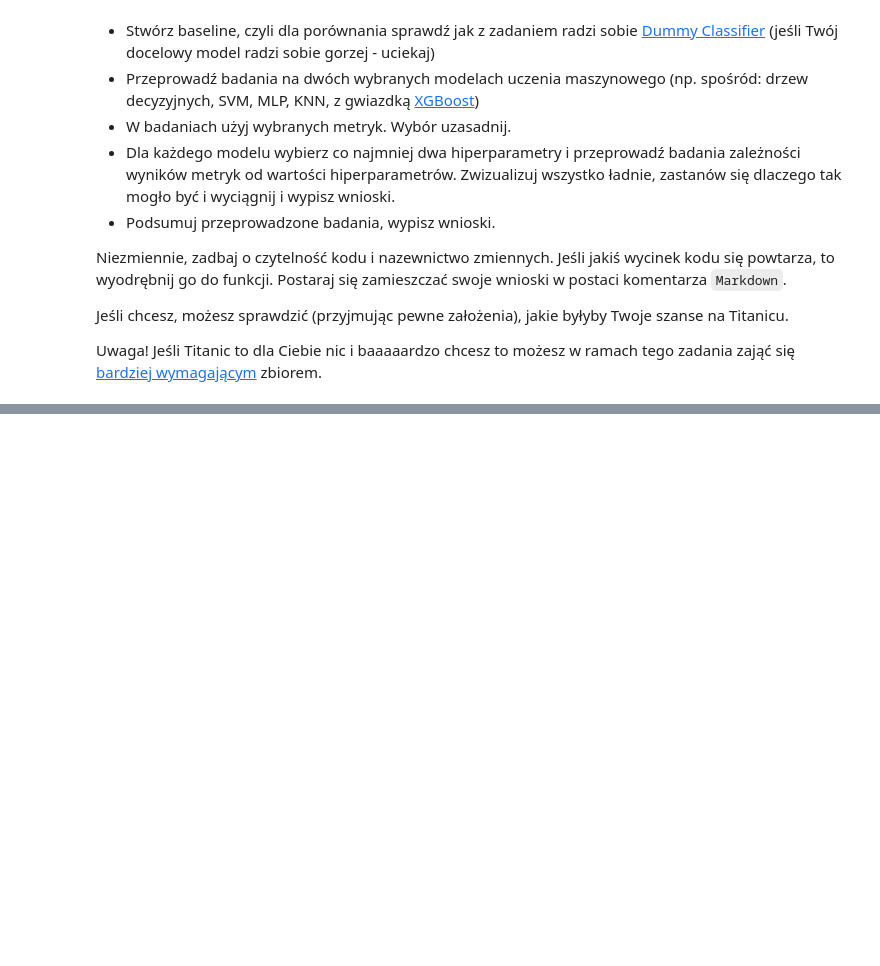
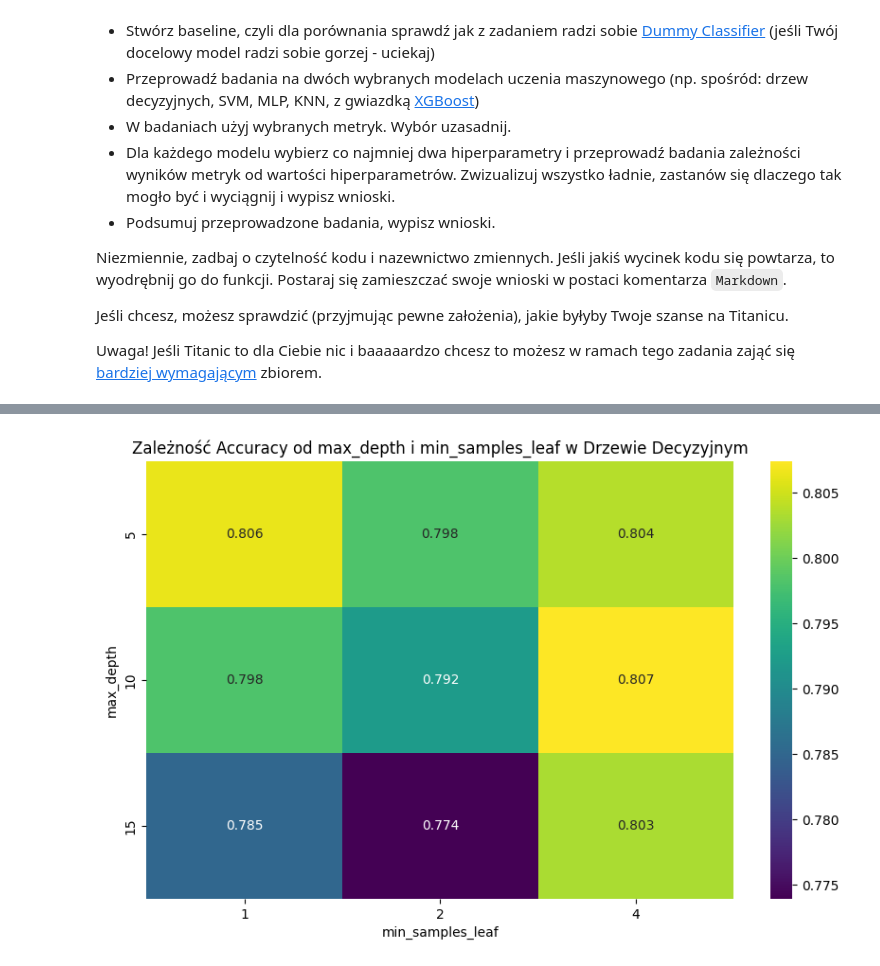
Before and after one commit to Solvro/ml-wakacyjne-wyzwanie-2026, a Jupyter notebook: 02_podstawy_aiml/ML_zadanie.ipynb, the cells around one changed output, grey strips where cells are left out. Saved outputs shown, nothing was run; the diff lists cells and outputs as text; code cells hidden in the pictures; blank space fills up the shorter version.

```diff
--- a/02_podstawy_aiml/ML_zadanie.ipynb
+++ b/02_podstawy_aiml/ML_zadanie.ipynb
@@ -5,7 +7,7 @@ drive.mount('/content/drive')
 import pandas as pd
 import numpy as np
 from pathlib import Path
-base_path = Path('/content/drive/Shareddrives/KN Solvro/03. Projekty/Wakacyjne Wyzwanie 20256/ML/notebooki/1_Przetwarzanie i wizualizacja danych') # change path here!
+base_path = Path("/content/drive/MyDrive/ML-wakacyjne-wyzwanie-2026")
 # %% [markdown]
 # Klasyfikacja pasażerów Titanica
 Nie wiemy czy dla DiCaprio było miejsce na drzwiach, ale wiemy że grdyby był tam Wojfer87 to by z nimi wyciskał pompki na górze lodowej. Teraz twoja pora na wyciskanie.
@@ -43,2 +47,3 @@ Uwaga! Jeśli Titanic to dla Ciebie nic i baaaaardzo chcesz to możesz w ramach
 # %%
-titanic_df = pd.read_csv(base_path / 'titanic.csv', index_col='PassengerId')
+titanic_df = pd.read_csv(base_path / 'titanic_cleaned_data.csv', index_col='PassengerId')
+display(titanic_df.head())
@@ -46,0 +107,25 @@ titanic_df['Cabin'].str[0].unique()
+# %%
+from sklearn.tree import DecisionTreeClassifier
+from sklearn.model_selection import GridSearchCV
+
+print("Model 1: Drzewo Decyzyjne")
+
+tree_grid = {
+    'criterion': ['gini', 'entropy'],
+    'max_depth': [None, 5, 10, 15],
+    'min_samples_split': [2, 5, 10],
+    'min_samples_leaf': [1, 2, 4]
+}
+
+tree_model = DecisionTreeClassifier(random_state=42)
+tree_grid_search = GridSearchCV(tree_model, tree_grid, cv=5, scoring='accuracy')
+
+tree_grid_search.fit(X_train, y_train)
+y_pred = tree_grid_search.predict(X_test)
+print(classification_report(y_test, y_pred))
+print(confusion_matrix(y_test, y_pred))
+
+
+print("Najlepsze ustawienia hiperparametrów:", tree_grid_search.best_params_)
+print("Wynik na kroswalidacji:", round(tree_grid_search.best_score_, 3))
+print("Ostateczny wynik na teście:", round(tree_grid_search.score(X_test, y_test), 3))
@@ -46,0 +189,16 @@ titanic_df['Cabin'].str[0].unique()
+# %%
+import seaborn as sns
+import matplotlib.pyplot as plt
+
+
+tree_table = pd.DataFrame(tree_grid_search.cv_results_)
+pivot_table = tree_table.pivot_table(index='param_max_depth', columns='param_min_samples_leaf', values='mean_test_score')
+
+plt.figure(figsize=(10, 6))
+sns.heatmap(pivot_table, annot=True, cmap='viridis', fmt=".3f")
+plt.title("Zależność Accuracy od max_depth i min_samples_leaf w Drzewie Decyzyjnym")
+plt.xlabel("min_samples_leaf")
+plt.ylabel("max_depth")
+plt.show()
+# %% [output]
+[figure, added]
```
Also changed, not shown: parts of 14 cells of this notebook.
